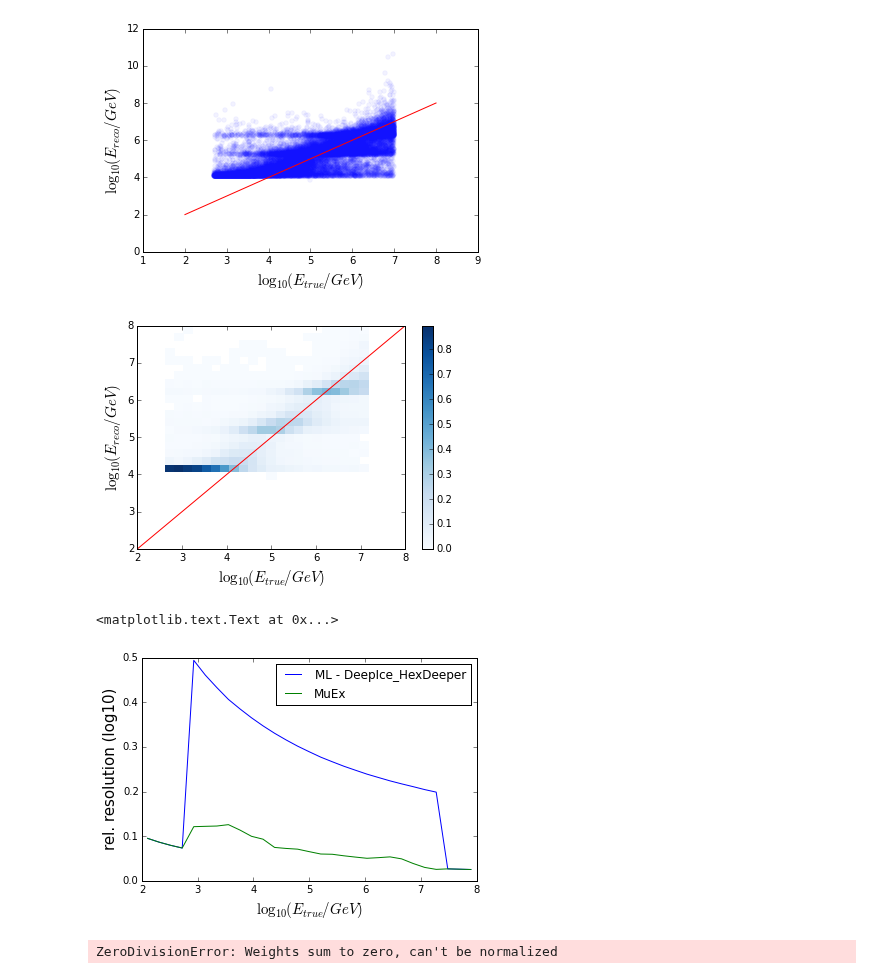
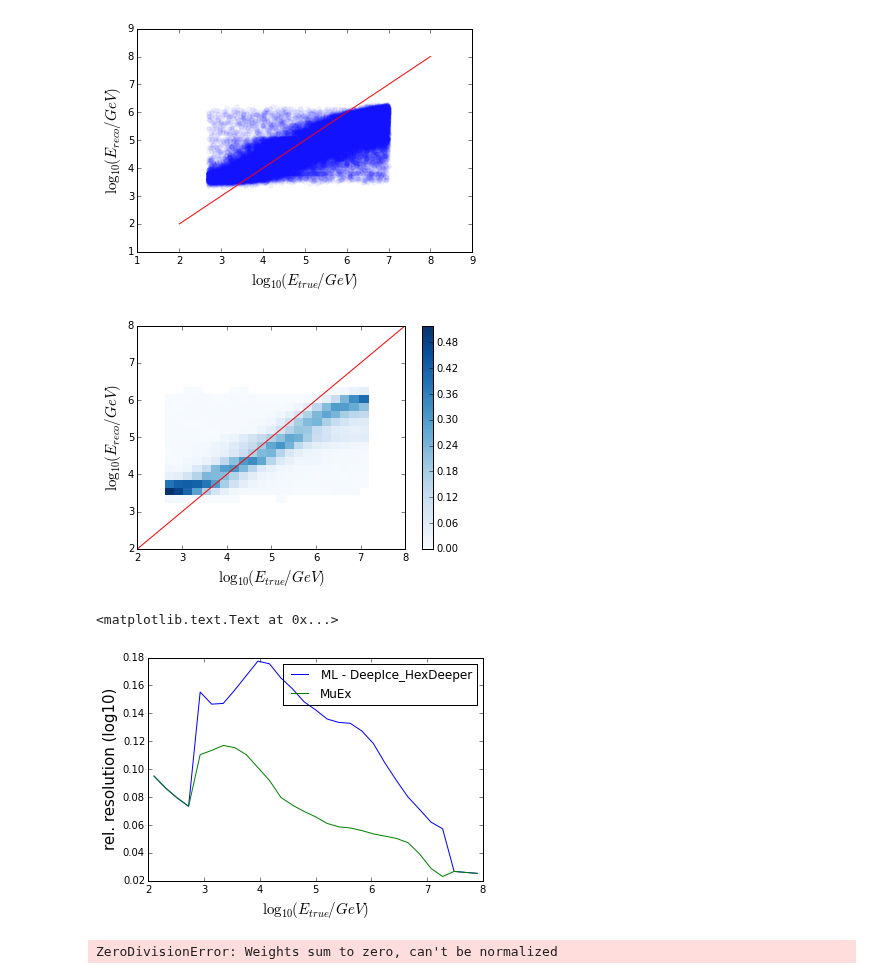
Before and after one commit to tglauch/DeepIceLearning, a Jupyter notebook: Notebooks/Evaluate_Model.ipynb, the cells around one changed output. Drawn from its saved outputs; the diff is of its cells as text; code cells hidden in the pictures.

```diff
--- a/Notebooks/Evaluate_Model.ipynb
+++ b/Notebooks/Evaluate_Model.ipynb
@@ -13,9 +13,9 @@ import pandas as pd
 import dashi as d
 import scipy
 # %%
-#basepath = '/data/user/jstettner/DeepIce/trainData/testDiffuseHexDeep/2017-08-28-10-43-30/'
-#basepath= '/data/user/jstettner/DeepIce/trainData/testDiffuseHexDeep/2017-08-28-10-38-35/'
-basepath = '/data/user/jstettner/DeepIce/trainData/testDiffuseHexDeep/2017-08-27-03-38-44/'
+#basepath = '/data/user/jstettner/DeepIce/trainData/testDiffuseHexDeep/2017-08-30-03-00-47'
+basepath= '/data/user/jstettner/DeepIce/trainData/testDiffuseHexDeep/2017-08-30-03-33-20/'
+#basepath = '/data/user/jstettner/DeepIce/trainData/testDiffuseHexDeep/2017-08-29-06-09-47/'
 
 RECO = "DeepIce_HexDeeper"
 
@@ -53,6 +54,6 @@ plt.xlabel("Epoch")
 # %%
 fig, ax= plt.subplots()
-ax.scatter(x, y, color='blue', alpha= 0.05)
+ax.scatter(E_target, E_predicted, color='blue', alpha= 0.05)
 ax.plot(xbins, xbins, color='red')
 ax.set_xlabel(r'$\log_{10}(E_{true}/GeV)$', size=15)
 ax.set_ylabel(r'$\log_{10}(E_{reco}/GeV)$', size=15)
@@ -61,31 +62,31 @@ ax.set_ylabel(r'$\log_{10}(E_{reco}/GeV)$', size=15)
 plt.savefig('plots/{}_scatter.png'.format(RECO))#, dpi=300)
 plt.show()
 # %% [output]
-[figure, old version]
+[figure, new version]
 # %%
-H, xedges, yedges = np.histogram2d(x,
-                                   y,
+H, xedges, yedges = np.histogram2d(E_target,
+                                   E_predicted,
                                    bins=(xbins, ybins))
 H = np.array([np.array(i)/np.sum(i) if np.sum(i)!= 0 else np.zeros(len(i)) for i in H ])
 H = H.T  # Let each row list bins with common y range.
 fig, ax = plt.subplots()
 X, Y = np.meshgrid(xedges, yedges)
 ax.plot(xbins,
         xbins,
         color='red')
 
 plot_H = np.ma.array(H)
 plot_H.mask = (plot_H == 0) | (plot_H>1.0)
 cbar = ax.pcolormesh(X, Y, plot_H, cmap=plt.get_cmap('Blues'))
 plt.colorbar(cbar)
 ax.set_xlabel(r'$\log_{10}(E_{true}/GeV)$', size=15)
 ax.set_ylabel(r'$\log_{10}(E_{reco}/GeV)$', size=15)
 #ax.set_ylim(1.5,7)
 #ax.set_xlim(1.5,7)
 plt.savefig('plots/{}_PDF.png'.format(RECO))#, dpi=300)
 plt.show()
 # %% [output]
-[figure, old version]
+[figure, new version]
 # %%
 #H.T
 # %%
@@ -124,7 +125,7 @@ plt.ylabel(r'rel. resolution (log10)', size=15)
 #plt.xlim(2,6)
 # %% [output]
 <matplotlib.text.Text at 0x...>
-[figure, old version]
+[figure, new version]
 # %%
 temp_resolution = []
 for i, binmid in enumerate(binmids_x):
```
Also changed, not shown: parts of 2 cells of this notebook, 2 other files.
